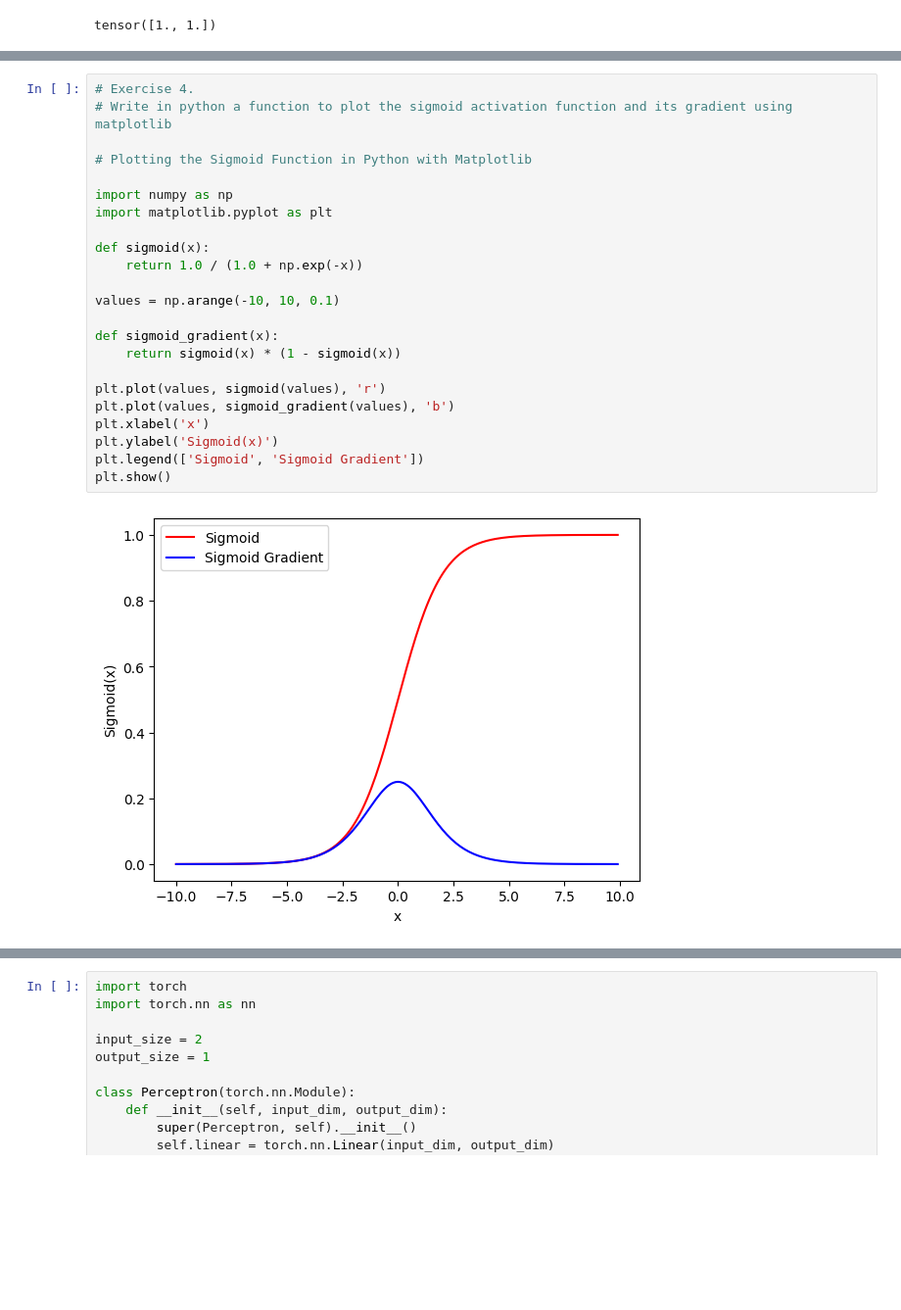
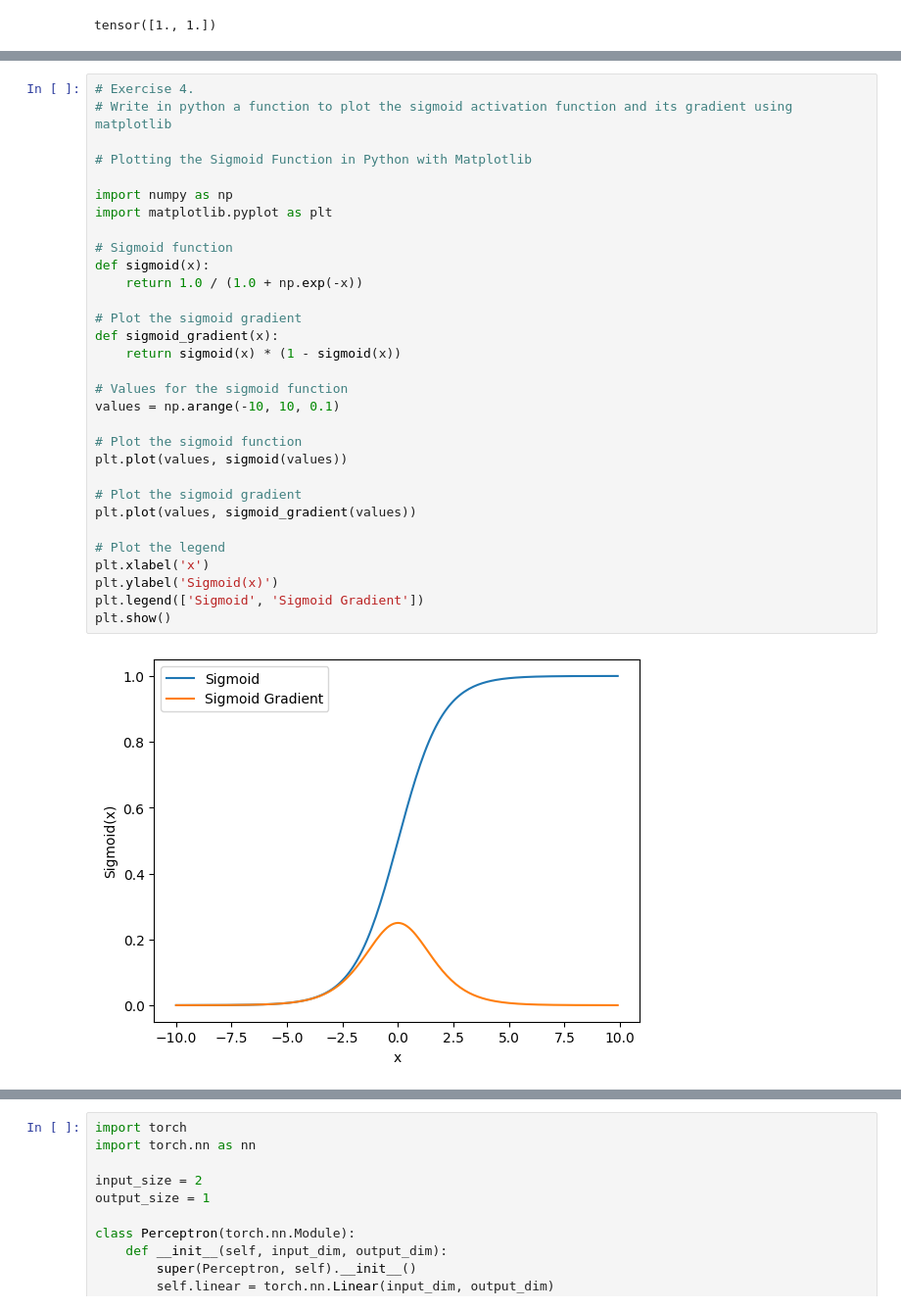
Before and after one commit to hognogicristina/UBB-Projects, a Jupyter notebook: Second Year/Semester 4/Artificial Intelligence/Assignment 4/A4.ipynb, the cells around one changed output, grey strips where cells are left out. Shown: that part at 98% size. Drawn from its saved outputs; the diff is of its cells as text; blank space fills up the shorter version.

```diff
--- a/Second Year/Semester 4/Artificial Intelligence/Assignments 4/A4.ipynb
+++ b/Second Year/Semester 4/Artificial Intelligence/Assignment 4/A4.ipynb
@@ -102,28 +108,36 @@ tensor([1., 0.])
 # %%
 # Exercise 4.
 # Write in python a function to plot the sigmoid activation function and its gradient using matplotlib
 
 # Plotting the Sigmoid Function in Python with Matplotlib
 
 import numpy as np
 import matplotlib.pyplot as plt
 
+# Sigmoid function
 def sigmoid(x):
     return 1.0 / (1.0 + np.exp(-x))
 
-values = np.arange(-10, 10, 0.1)
-
+# Plot the sigmoid gradient
 def sigmoid_gradient(x):
     return sigmoid(x) * (1 - sigmoid(x))
 
-plt.plot(values, sigmoid(values), 'r')
-plt.plot(values, sigmoid_gradient(values), 'b')
+# Values for the sigmoid function
+values = np.arange(-10, 10, 0.1)
+
+# Plot the sigmoid function
+plt.plot(values, sigmoid(values))
+
+# Plot the sigmoid gradient
+plt.plot(values, sigmoid_gradient(values))
+
+# Plot the legend
 plt.xlabel('x')
 plt.ylabel('Sigmoid(x)')
 plt.legend(['Sigmoid', 'Sigmoid Gradient'])
 plt.show()
 # %% [output]
-[figure, old version]
+[figure, new version]
 # %%
 # Exercise 5.
 # Write in python a function to plot the ReLU activation function and its gradient using matplotlib.
```
Also changed, not shown: parts of 9 cells of this notebook.
